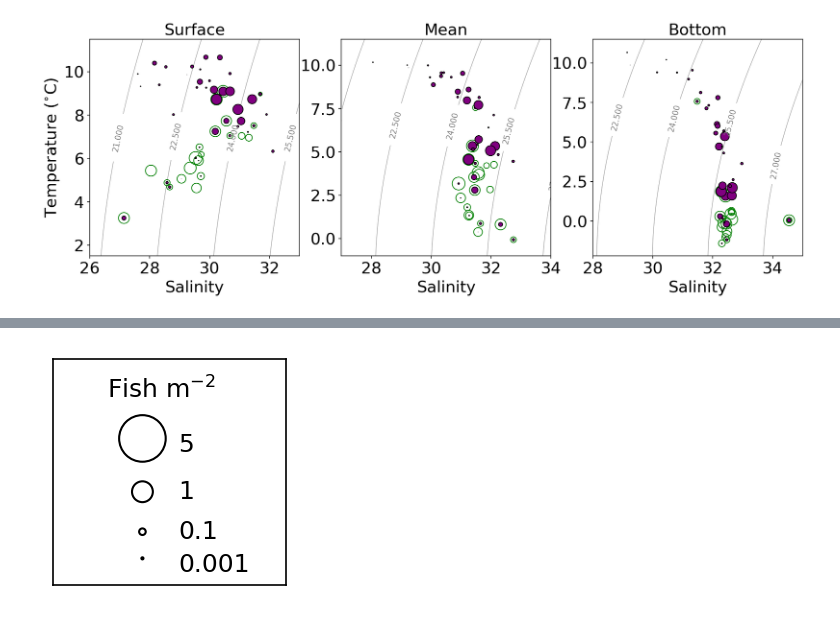
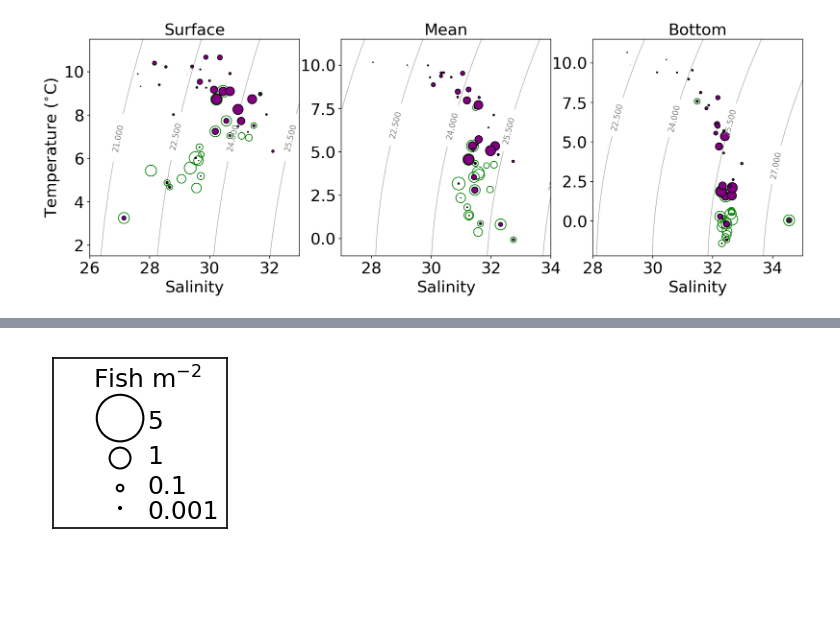
Before and after one commit to leviner/ChukchiTimeSeries, a Jupyter notebook: code/F5_envAssoc.ipynb, the cells around one changed output, grey strips where cells are left out. Cells and saved outputs as stored; diff of their text form; code cells hidden in the pictures; blank space fills up the shorter version.

```diff
--- a/code/F5_envAssoc.ipynb
+++ b/code/F5_envAssoc.ipynb
@@ -323,22 +547,22 @@ plt.axis([28,35,-2.2,11.5])
 # %%
-plt.figure(figsize=(2,2),dpi=150)
+plt.figure(figsize=(1.5,1.5),dpi=150)
 plt.scatter(27,7,.01*100,facecolors='none', edgecolors='k')
 plt.scatter(27,7.2,.1*100,facecolors='none', edgecolors='k')
 plt.scatter(27,7.5,1*100,facecolors='none', edgecolors='k')
 plt.scatter(27,7.9,5*100,facecolors='none', edgecolors='k')
 plt.text(26.8,8.2,'Fish m$^{-2}$',fontsize=12)
 plt.text(27.2,6.9,'0.001',fontsize=12)
 plt.text(27.2,7.15,'0.1',fontsize=12)
 plt.text(27.2,7.45,'1',fontsize=12)
 plt.text(27.2,7.8,'5',fontsize=12)
 plt.axis([26.5,27.8,6.8,8.5])
 plt.tick_params(
     axis='both',          # changes apply to the x-axis
     which='both',      # both major and minor ticks are affected
     bottom=False,      # ticks along the bottom edge are off
     left=False,
     top=False,         # ticks along the top edge are off
     labelbottom=False,
     labelleft=False) # labels along the bottom edge are off
 # %% [output]
-[figure, old version]
+[figure, new version]
```
Also changed, not shown: parts of 13 cells of this notebook.
